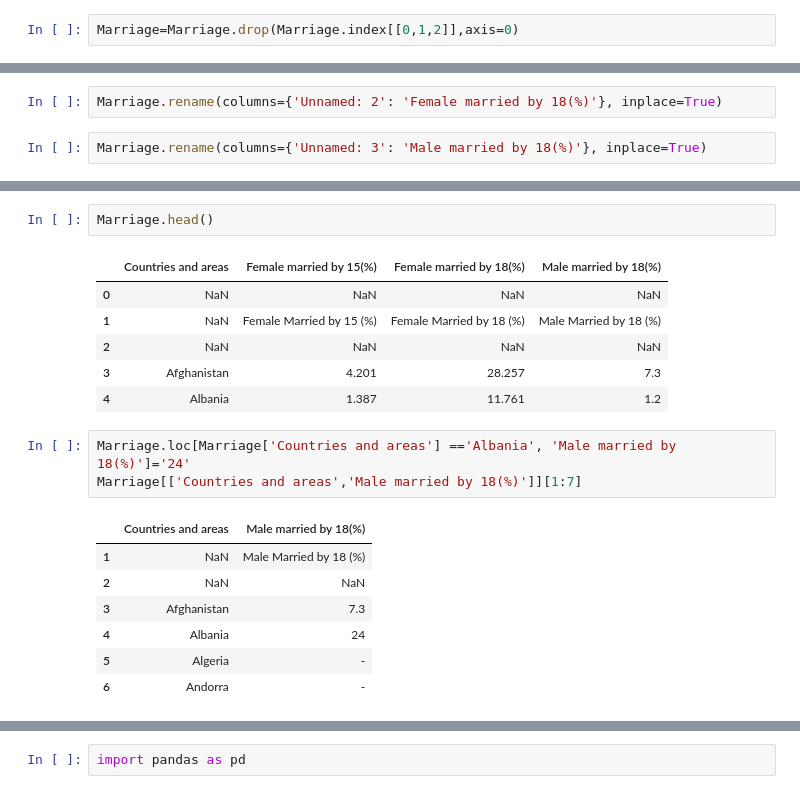
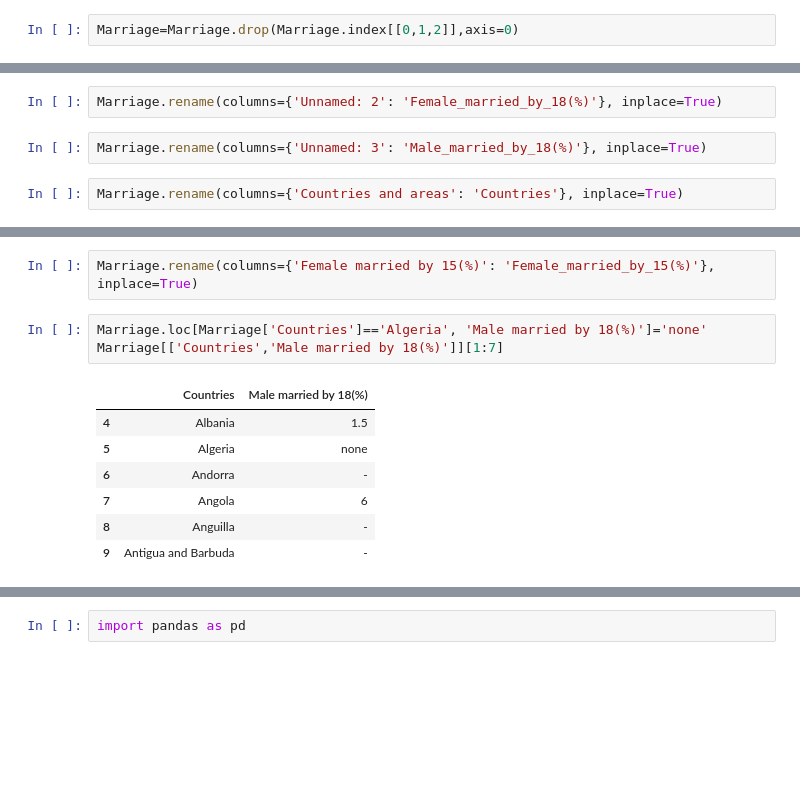
Before and after one commit to shimjide123/datman, a Jupyter notebook: PS2_Yu_Nong.ipynb, the cells around one changed output, grey strips where cells are left out. Drawn from its saved outputs; the diff is of its cells as text; blank space fills up the shorter version.

```diff
--- a/PS2_Yu_Nong.ipynb
+++ b/PS2_Yu_Nong.ipynb
@@ -55,4 +55,6 @@ Marriage.rename(columns={'Child marriage (%)': 'Female married by 15(%)'}, inpla
 # %%
-Marriage.rename(columns={'Unnamed: 2': 'Female married by 18(%)'}, inplace=True)
+Marriage.rename(columns={'Unnamed: 2': 'Female_married_by_18(%)'}, inplace=True)
 # %%
-Marriage.rename(columns={'Unnamed: 3': 'Male married by 18(%)'}, inplace=True)
+Marriage.rename(columns={'Unnamed: 3': 'Male_married_by_18(%)'}, inplace=True)
+# %%
+Marriage.rename(columns={'Countries and areas': 'Countries'}, inplace=True)
@@ -82,20 +76,13 @@ dtype: object
-# %%
-Marriage.head()
-# %% [output]
-|  | Countries and areas | Female married by 15(%) | Female married by 18(%) | Male married by 18(%) |
-| 0 | NaN | NaN | NaN | NaN |
-| 1 | NaN | Female Married by 15 (%) | Female Married by 18 (%) | Male Married by 18 (%) |
-| 2 | NaN | NaN | NaN | NaN |
-| 3 | Afghanistan | 4.201 | 28.257 | 7.3 |
-| 4 | Albania | 1.387 | 11.761 | 1.2 |
+# %%
+Marriage.rename(columns={'Female married by 15(%)': 'Female_married_by_15(%)'}, inplace=True)
 # %%
-Marriage.loc[Marriage['Countries and areas'] =='Albania', 'Male married by 18(%)']='24'
-Marriage[['Countries and areas','Male married by 18(%)']][1:7]
+Marriage.loc[Marriage['Countries']=='Algeria', 'Male married by 18(%)']='none'
+Marriage[['Countries','Male married by 18(%)']][1:7]
 # %% [output]
-|  | Countries and areas | Male married by 18(%) |
-| 1 | NaN | Male Married by 18 (%) |
-| 2 | NaN | NaN |
-| 3 | Afghanistan | 7.3 |
-| 4 | Albania | 24 |
-| 5 | Algeria | - |
+|  | Countries | Male married by 18(%) |
+| 4 | Albania | 1.5 |
+| 5 | Algeria | none |
 | 6 | Andorra | - |
+| 7 | Angola | 6 |
+| 8 | Anguilla | - |
+| 9 | Antigua and Barbuda | - |
```
Also changed, not shown: parts of 10 cells of this notebook.
